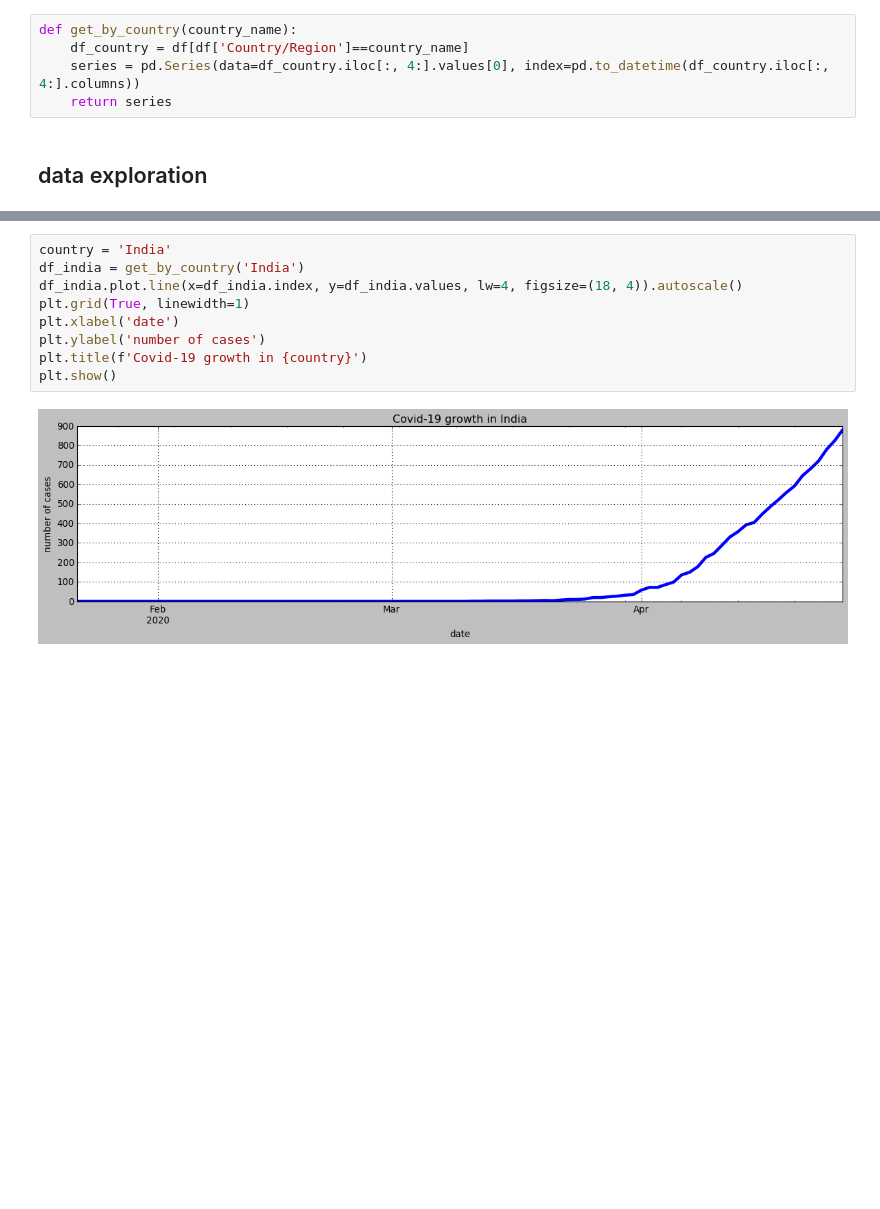
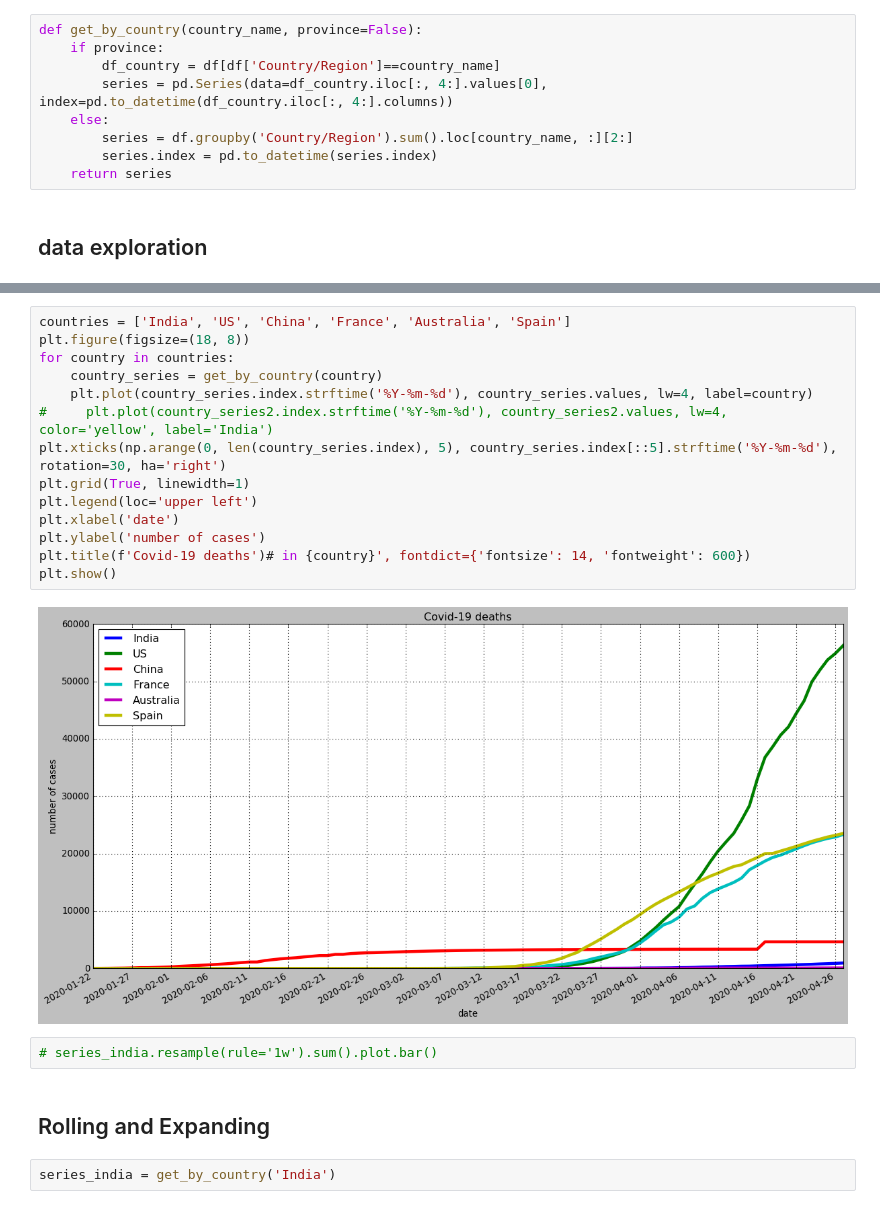
Before and after one commit to tharun-reddy/deep-learning-notebooks, a Jupyter notebook: covid-19 forecasting.ipynb, the cells around one changed output, grey strips where cells are left out. Saved outputs shown, nothing was run; the diff lists cells and outputs as text; blank space fills up the shorter version.

Commit message:
rolling and expanding

```diff
--- a/covid-19 forecasting.ipynb
+++ b/covid-19 forecasting.ipynb
@@ -20,9 +21,13 @@ dataset = Path('../datasets/COVID-19/csse_covid_19_data/csse_covid_19_time_serie
 # %% [markdown]
 ## utils
 # %%
-def get_by_country(country_name):
-    df_country = df[df['Country/Region']==country_name]
-    series = pd.Series(data=df_country.iloc[:, 4:].values[0], index=pd.to_datetime(df_country.iloc[:, 4:].columns))
+def get_by_country(country_name, province=False):
+    if province:
+        df_country = df[df['Country/Region']==country_name]
+        series = pd.Series(data=df_country.iloc[:, 4:].values[0], index=pd.to_datetime(df_country.iloc[:, 4:].columns))
+    else:
+        series = df.groupby('Country/Region').sum().loc[country_name, :][2:]
+        series.index = pd.to_datetime(series.index)
     return series
 # %% [markdown]
 ## data exploration
@@ -39,11 +45,22 @@ df.head()
-# %%
-country = 'India'
-df_india = get_by_country('India')
-df_india.plot.line(x=df_india.index, y=df_india.values, lw=4, figsize=(18, 4)).autoscale()
-plt.grid(True, linewidth=1)
-plt.xlabel('date')
-plt.ylabel('number of cases')
-plt.title(f'Covid-19 growth in {country}')
-plt.show()
-# %% [output]
-[figure, removed]
+# %%
+countries = ['India', 'US', 'China', 'France', 'Australia', 'Spain']
+plt.figure(figsize=(18, 8))
+for country in countries:
+    country_series = get_by_country(country)
+    plt.plot(country_series.index.strftime('%Y-%m-%d'), country_series.values, lw=4, label=country)
+#     plt.plot(country_series2.index.strftime('%Y-%m-%d'), country_series2.values, lw=4, color='yellow', label='India')
+plt.xticks(np.arange(0, len(country_series.index), 5), country_series.index[::5].strftime('%Y-%m-%d'), rotation=30, ha='right')
+plt.grid(True, linewidth=1)
+plt.legend(loc='upper left')
+plt.xlabel('date')
+plt.ylabel('number of cases')
+plt.title(f'Covid-19 deaths')# in {country}', fontdict={'fontsize': 14, 'fontweight': 600})
+plt.show()
+# %% [output]
+[figure, added]
+# %%
+# series_india.resample(rule='1w').sum().plot.bar()
+# %% [markdown]
+## Rolling and Expanding
+# %%
+series_india = get_by_country('India')
```
Also changed, not shown: parts of 4 cells of this notebook.
